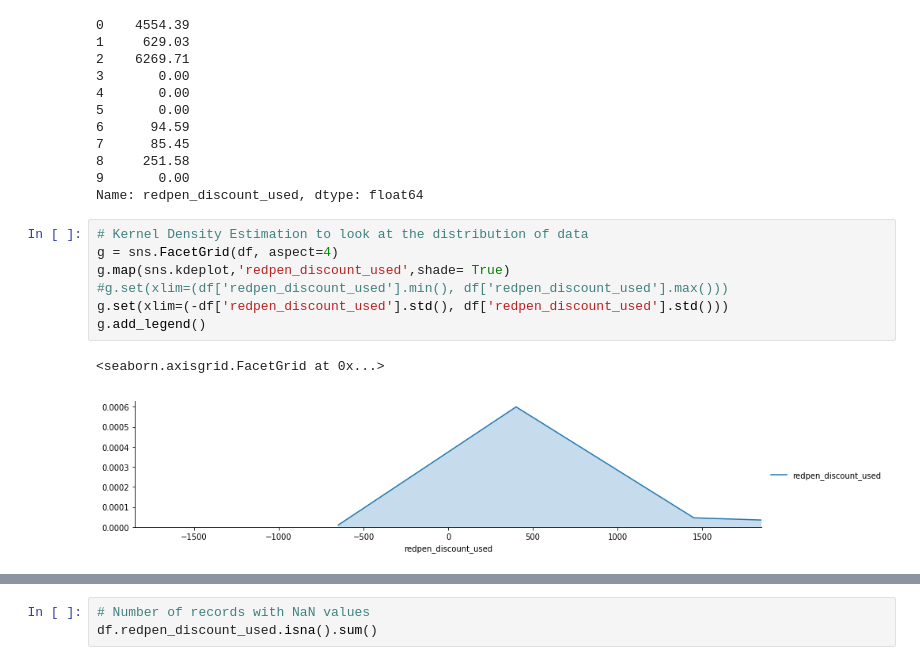
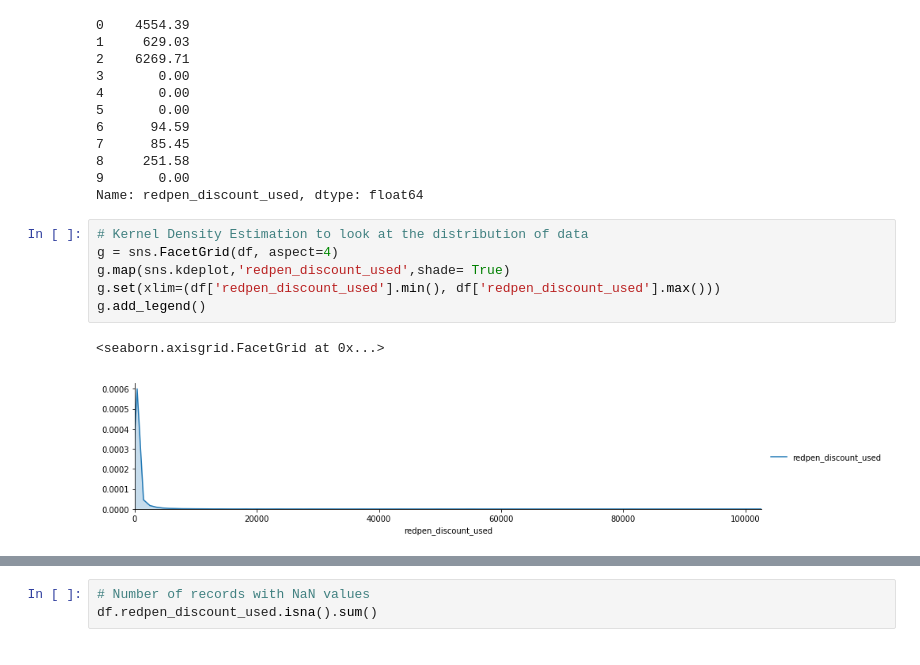
Before and after one commit to rustycodemonkey/dschallenge, a Jupyter notebook: dschallenge_keras.ipynb, the cells around one changed output, grey strips where cells are left out. Saved outputs shown, nothing was run; the diff lists cells and outputs as text.

```diff
--- a/dschallenge_keras.ipynb
+++ b/dschallenge_keras.ipynb
@@ -388,10 +429,9 @@ Name: redpen_discount_used, dtype: float64
 # %%
 # Kernel Density Estimation to look at the distribution of data
 g = sns.FacetGrid(df, aspect=4)
 g.map(sns.kdeplot,'redpen_discount_used',shade= True)
-#g.set(xlim=(df['redpen_discount_used'].min(), df['redpen_discount_used'].max()))
-g.set(xlim=(-df['redpen_discount_used'].std(), df['redpen_discount_used'].std()))
+g.set(xlim=(df['redpen_discount_used'].min(), df['redpen_discount_used'].max()))
 g.add_legend()
 # %% [output]
 <seaborn.axisgrid.FacetGrid at 0x...>
-[figure, old version]
+[figure, new version]
```
Also changed, not shown: parts of 94 cells of this notebook.
